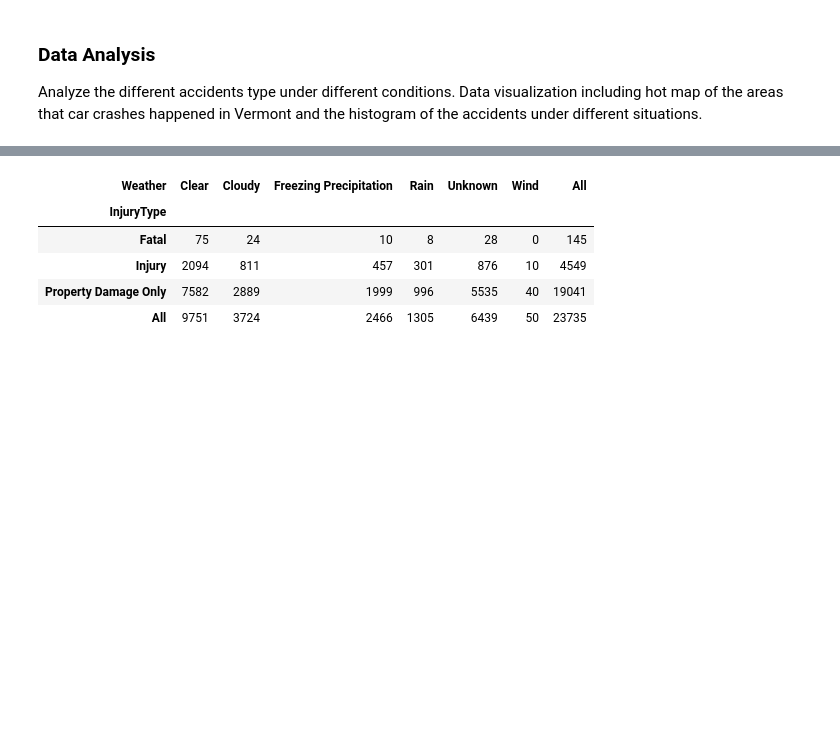
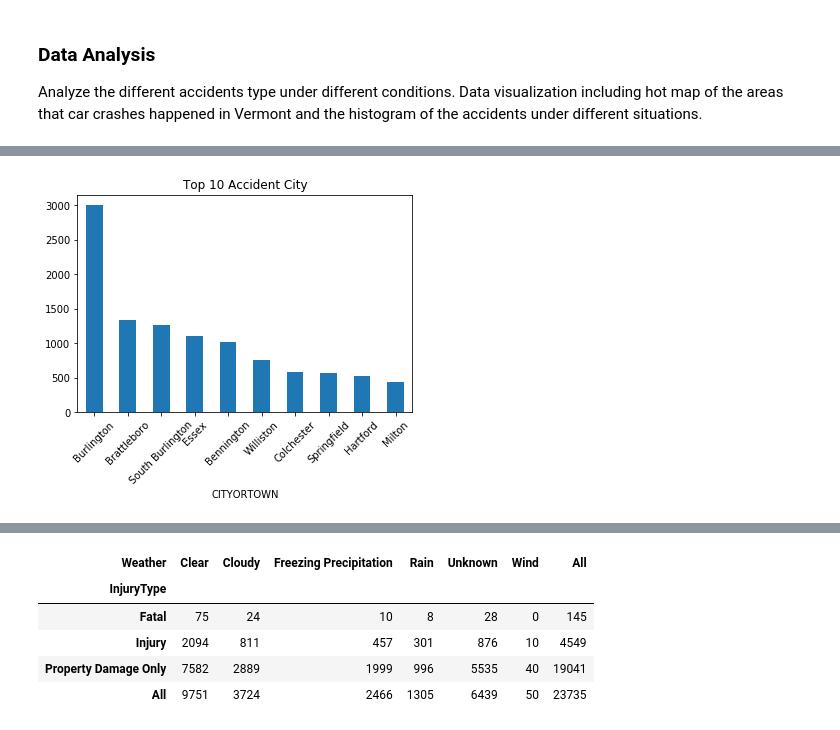
Before and after one commit to bmccxd/IST-5520-SP20-G1, a Jupyter notebook: Data Analysis-Group 1.ipynb, the cells around one changed output, grey strips where cells are left out. Cells and saved outputs as stored; diff of their text form; code cells hidden in the pictures; blank space fills up the shorter version.

```diff
--- a/Data Analysis-Group 1.ipynb
+++ b/Data Analysis-Group 1.ipynb
@@ -225 +225,10 @@ CITY.sort_values(by='Percent',ascending=False).head()
+# %%
+CITY=pd.crosstab(index=df['CITYORTOWN'],columns="Count")
+CITY=CITY.sort_values(by='Count',ascending=False).head(10)
+CITY.plot(kind='bar', legend = False)
+plt.title('Top 10 Accident City')
+plt.xticks(rotation=45)
+plt.show()
+# %% [output]
+[figure, added]
 # %%
```
Also changed, not shown: parts of 14 cells of this notebook, 3 other files.
